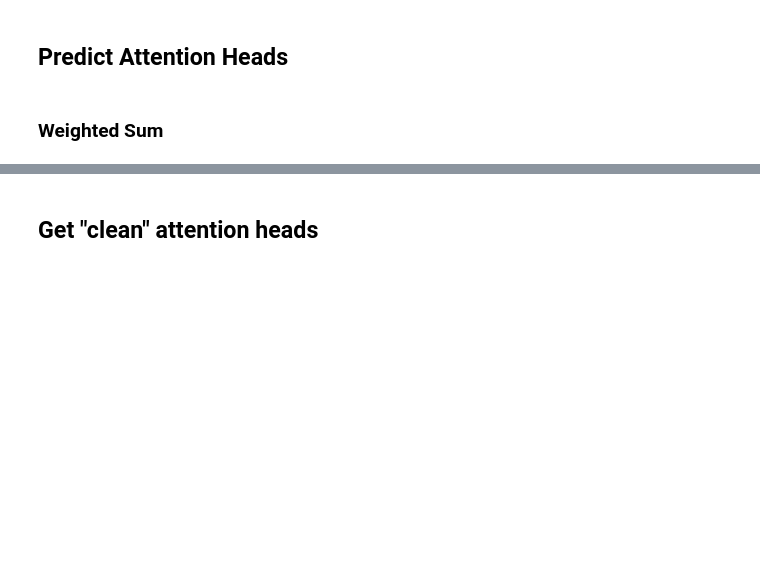
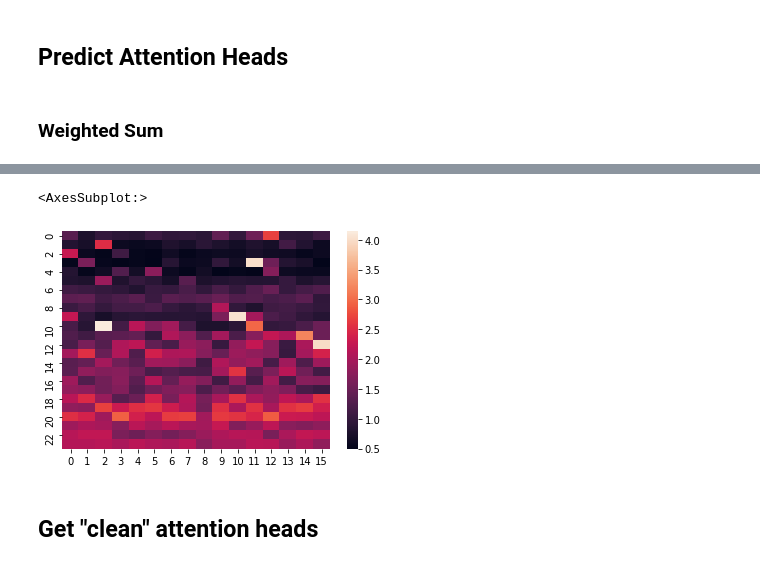
Before and after one commit to dar-tau/advanced-nlp-2020, a Jupyter notebook: attentions.ipynb, the cells around one changed output, grey strips where cells are left out. Saved outputs shown, nothing was run; the diff lists cells and outputs as text; code cells hidden in the pictures; blank space fills up the shorter version.

```diff
--- a/attentions.ipynb
+++ b/attentions.ipynb
@@ -252,0 +385,2 @@ Epoch 6
+# %%
+head_indexs = topk(-sim_arr.T, 3)
@@ -253,3 +458,8 @@ Epoch 6
+# %%
+sns.heatmap(avg_loss)
+# %% [output]
+<AxesSubplot:>
+[figure, added]
 # %% [markdown]
 ## Get "clean" attention heads
 # %%
```
Also changed, not shown: parts of 21 cells of this notebook, 1 other file.
